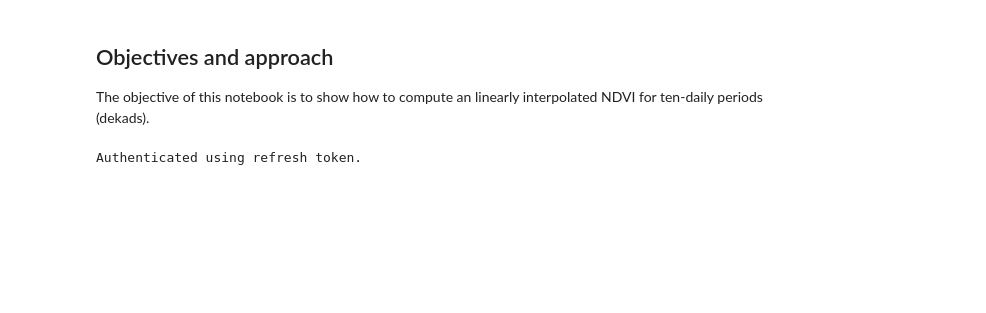
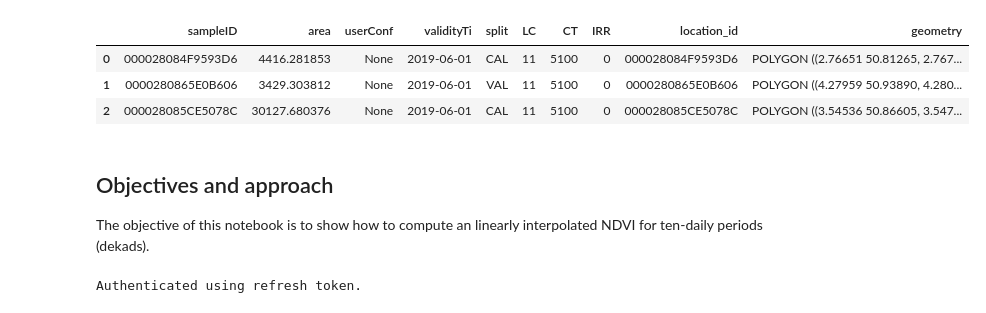
Before and after one commit to openEOPlatform/basic_training, a Jupyter notebook: openEO_NDVItimeseriesAnalysis_solution.ipynb, the cells around one changed output. Drawn from its saved outputs; the diff is of its cells as text; code cells hidden in the pictures; blank space fills up the shorter version.

```diff
--- a/openEO_NDVItimeseriesAnalysis_solution.ipynb
+++ b/openEO_NDVItimeseriesAnalysis_solution.ipynb
@@ -13,9 +12,16 @@ import openeo
 from openeo.processes import array_create,mean,sd
 from openeo.extra.spectral_indices import compute_indices
 # %%
-import geopandas as gpd
-crops = {"maize":1200,"potatos":5100,"sugarbeet":8100,"barley":1500,"soy":4100}
-crop_samples = {name:gpd.read_file("crop_parcels/"+ name + "_2019.geojson", driver='GeoJSON') for name,code in crops.items()}
+crop_samples = {
+    crop_type: gpd.read_file(f"crop_parcels/{crop_type}_2019.geojson", driver='GeoJSON')
+    for crop_type in ["maize", "potatos", "sugarbeet", "barley", "soy"]
+}
+crop_samples["potatos"].head(3)
+# %% [output]
+|  | sampleID | area | userConf | validityTi | split | LC | CT | IRR | location_id | geometry |
+| 0 | 000028084F9593D6 | 4416.281853 | None | 2019-06-01 | CAL | 11 | 5100 | 0 | 000028084F9593D6 | POLYGON ((2.76651 50.81265, 2.767... |
+| 1 | 0000280865E0B606 | 3429.303812 | None | 2019-06-01 | VAL | 11 | 5100 | 0 | 0000280865E0B606 | POLYGON ((4.27959 50.93890, 4.280... |
+| 2 | 000028085CE5078C | 30127.680376 | None | 2019-06-01 | CAL | 11 | 5100 | 0 | 000028085CE5078C | POLYGON ((3.54536 50.86605, 3.547... |
 # %% [markdown]
 ## Objectives and approach
 
```
Also changed, not shown: parts of 7 cells of this notebook.
